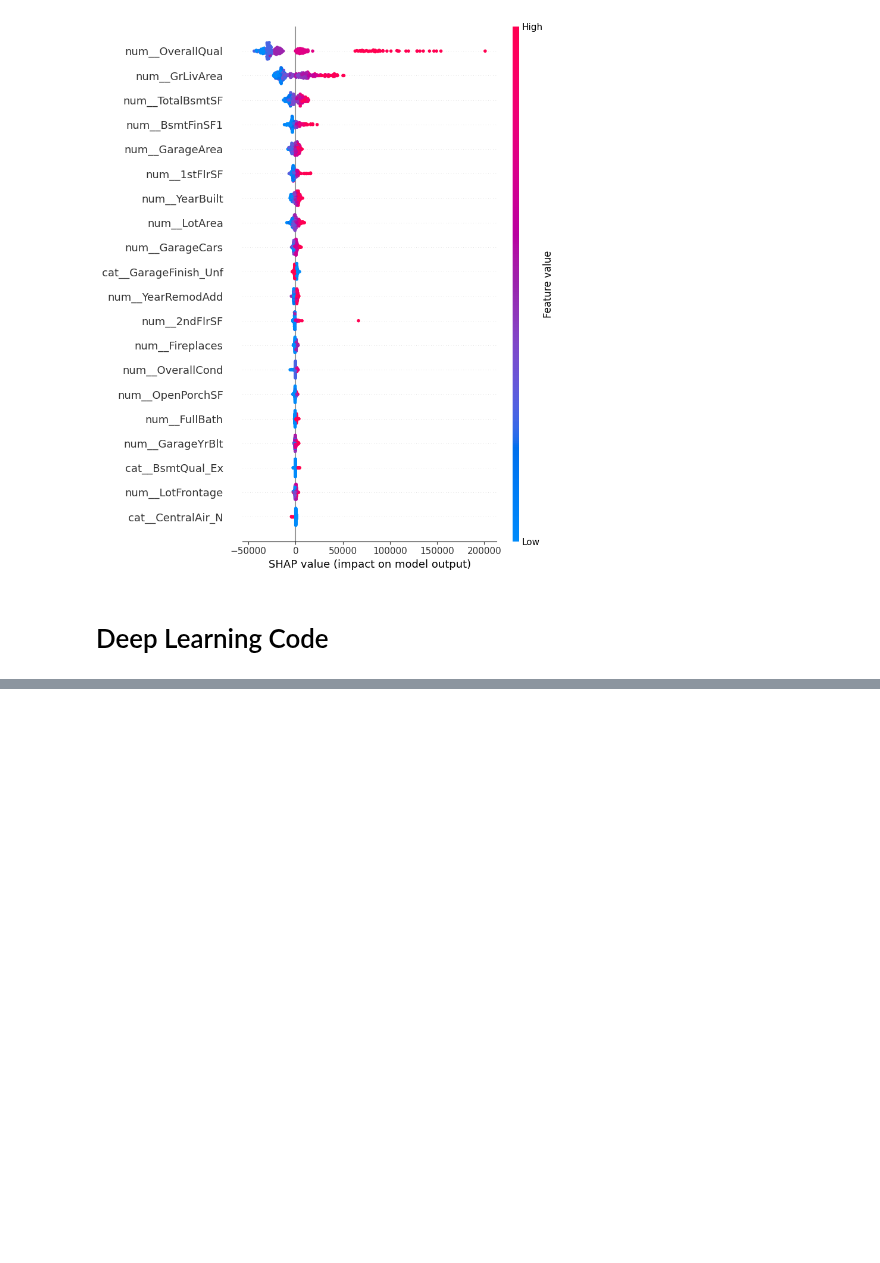
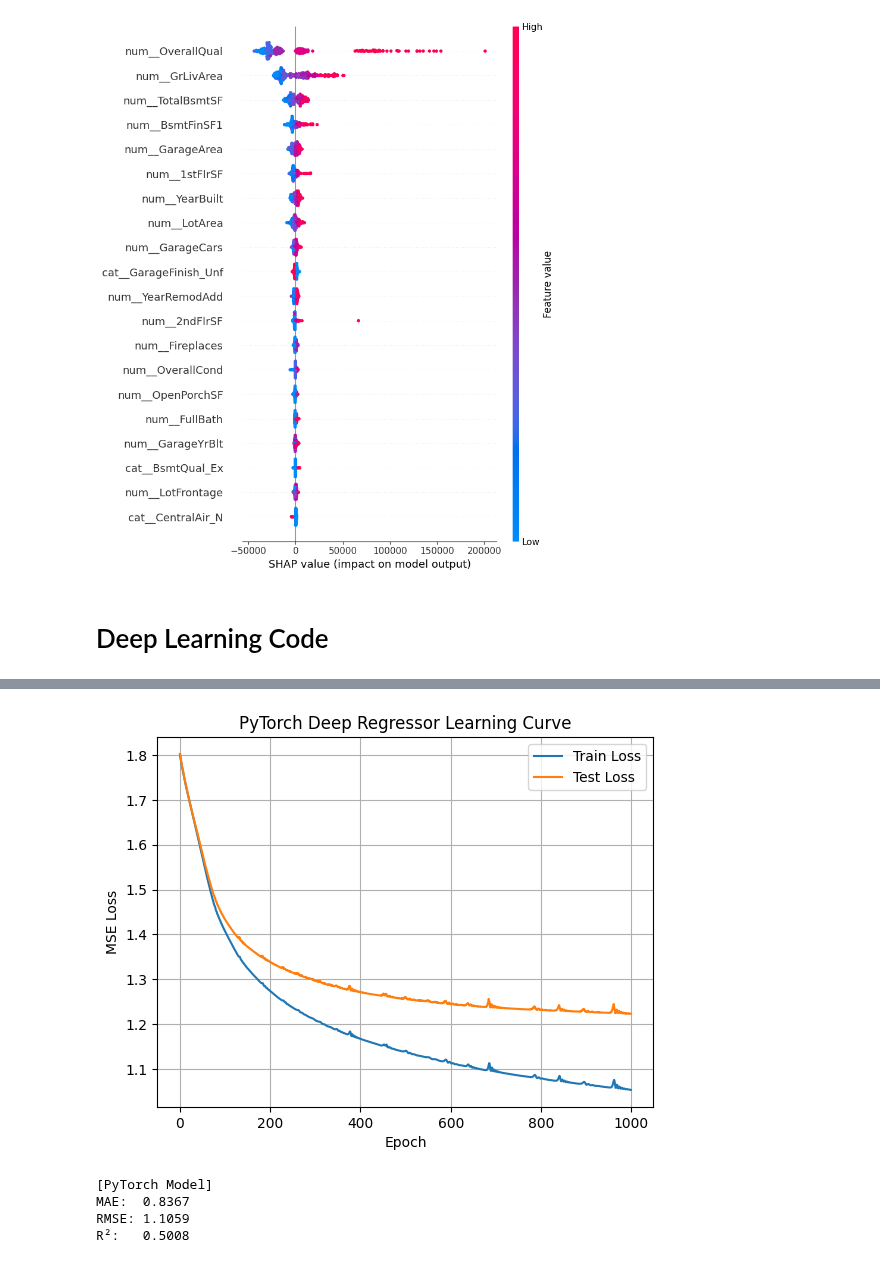
Before and after one commit to immischein/ML-bandgap, a Jupyter notebook: model_building.ipynb, the cells around one changed output, grey strips where cells are left out. Saved outputs shown, nothing was run; the diff lists cells and outputs as text; code cells hidden in the pictures; blank space fills up the shorter version.

```diff
--- a/model_building.ipynb
+++ b/model_building.ipynb
@@ -274,0 +409,27 @@ shap.summary_plot(shap_values, X_transformed, feature_names=feature_names)
+# %%
+# Train model and register learning curve
+criterion = nn.MSELoss()
+optimizer = optim.Adam(model.parameters(), lr=0.001)
+
+train_losses = []
+test_losses = []
+n_epochs = 1000
+
+for epoch in range(n_epochs):
+    model.train()
+    optimizer.zero_grad()
+    y_pred_train = model(X_train_tensor)
+    loss = criterion(y_pred_train, y_train_tensor)
+    loss.backward()
+    optimizer.step()
+
+    model.eval()
+    with torch.no_grad():
+        y_pred_test = model(X_test_tensor)
+        test_loss = criterion(y_pred_test, y_test_tensor)
+
+    train_losses.append(loss.item())
+    test_losses.append(test_loss.item())
+
+    if epoch % 10 == 0:
+        print(f"Epoch {epoch}: Train Loss={loss.item():.4f}, Test Loss={test_loss.item():.4f}")
@@ -274,0 +454,30 @@ shap.summary_plot(shap_values, X_transformed, feature_names=feature_names)
+# %%
+# Plot learning curves
+plt.plot(train_losses, label="Train Loss")
+plt.plot(test_losses, label="Test Loss")
+plt.xlabel("Epoch")
+plt.ylabel("MSE Loss")
+plt.title("PyTorch Deep Regressor Learning Curve")
+plt.legend()
+plt.grid(True)
+plt.show()
+# %% [output]
+[figure, added]
+# %%
+# Evaluate model
+y_pred_torch = y_pred_test.numpy()
+
+mae_torch = mean_absolute_error(y_test, y_pred_torch)
+mse_torch = mean_squared_error(y_test, y_pred_torch)
+rmse_torch = np.sqrt(mse_torch)
+r2_torch = r2_score(y_test, y_pred_torch)
+
+print(f"[PyTorch Model]")
+print(f"MAE:  {mae_torch:.4f}")
+print(f"RMSE: {rmse_torch:.4f}")
+print(f"R²:   {r2_torch:.4f}")
+# %% [output]
+[PyTorch Model]
+MAE:  0.8367
+RMSE: 1.1059
+R²:   0.5008
```
Also changed, not shown: parts of 15 cells of this notebook.
